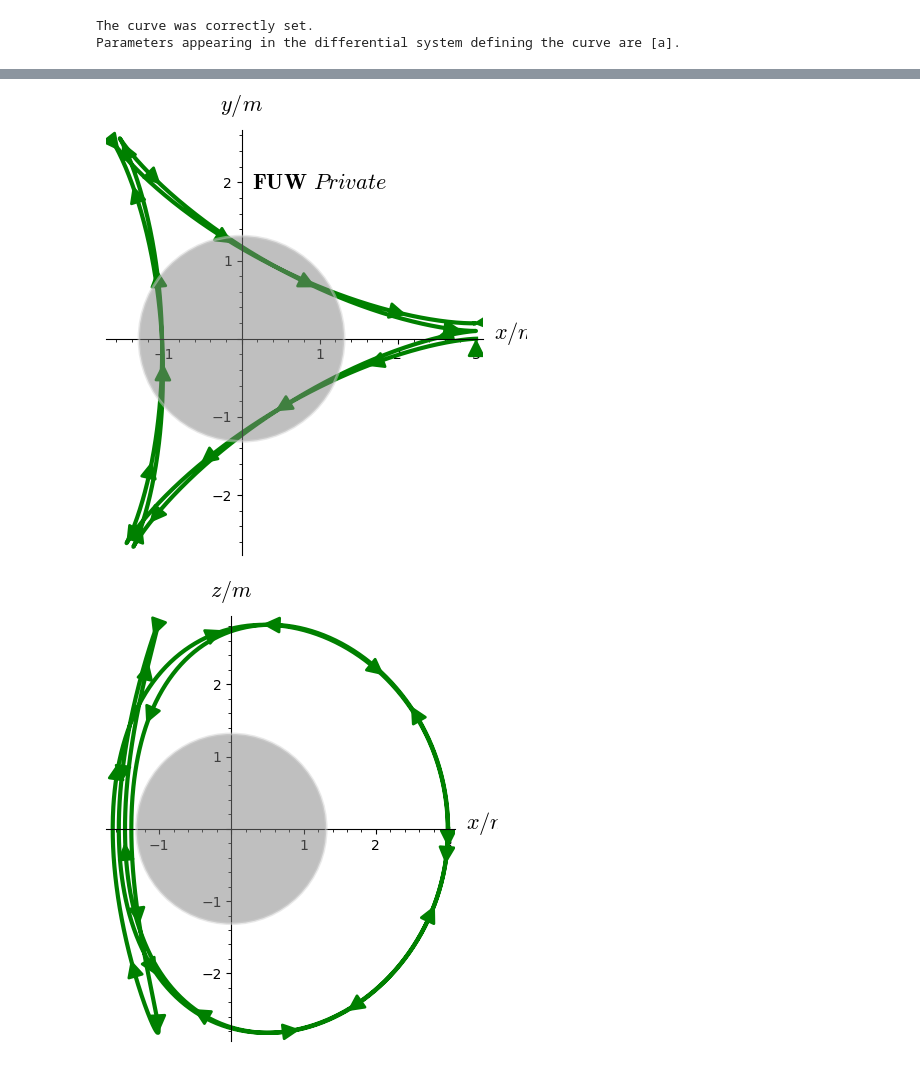
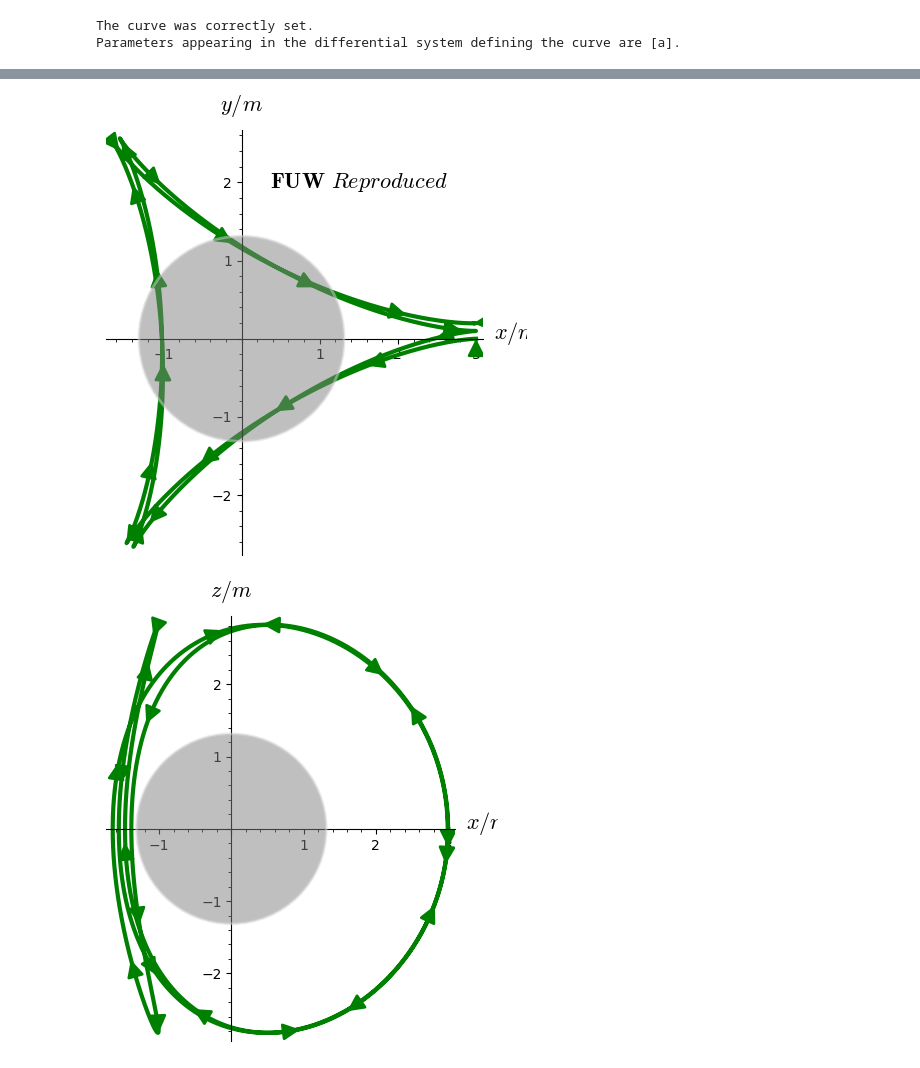
Before and after one commit to mumuhamm/ForNotLevelOne, a Jupyter notebook: Exercise03/photonOrbit.ipynb, the cells around one changed output, grey strips where cells are left out. Cells and saved outputs as stored; diff of their text form; code cells hidden in the pictures.

```diff
--- a/Exercise03/photonOrbit.ipynb
+++ b/Exercise03/photonOrbit.ipynb
@@ -111,13 +115,13 @@ Graphics3d Object
 # %%
 graph = Li.plot(coordinates='xy', prange=(0, lplot), plot_points=2000,
                 thickness=3, color='green', display_tangent=True, scale=0.15,
                 width_tangent=2, color_tangent='green', plot_points_tangent=20,
                 horizon_color='lightgrey', axes_labels=[r'$x/m$', r'$y/m$'])
-graph += text(r'$\mathbf{FUW}$ $\mathit{Private}$', (1,2), color='black',**text_properties )
+graph += text(r'$\mathbf{FUW}$ $\mathit{Reproduced}$', (1.5,2), color='black',**text_properties )
 graph.save("gik_spher_3d_r_30_xy.pdf")
 graph
 # %% [output]
-[figure, old version]
+[figure, new version]
 # %%
 Li.plot(coordinates='xz', prange=(0, lplot), plot_points=2000,
         thickness=3, color='green', display_tangent=True, scale=0.15,
```
Also changed, not shown: parts of 7 cells of this notebook, 12 other files.
